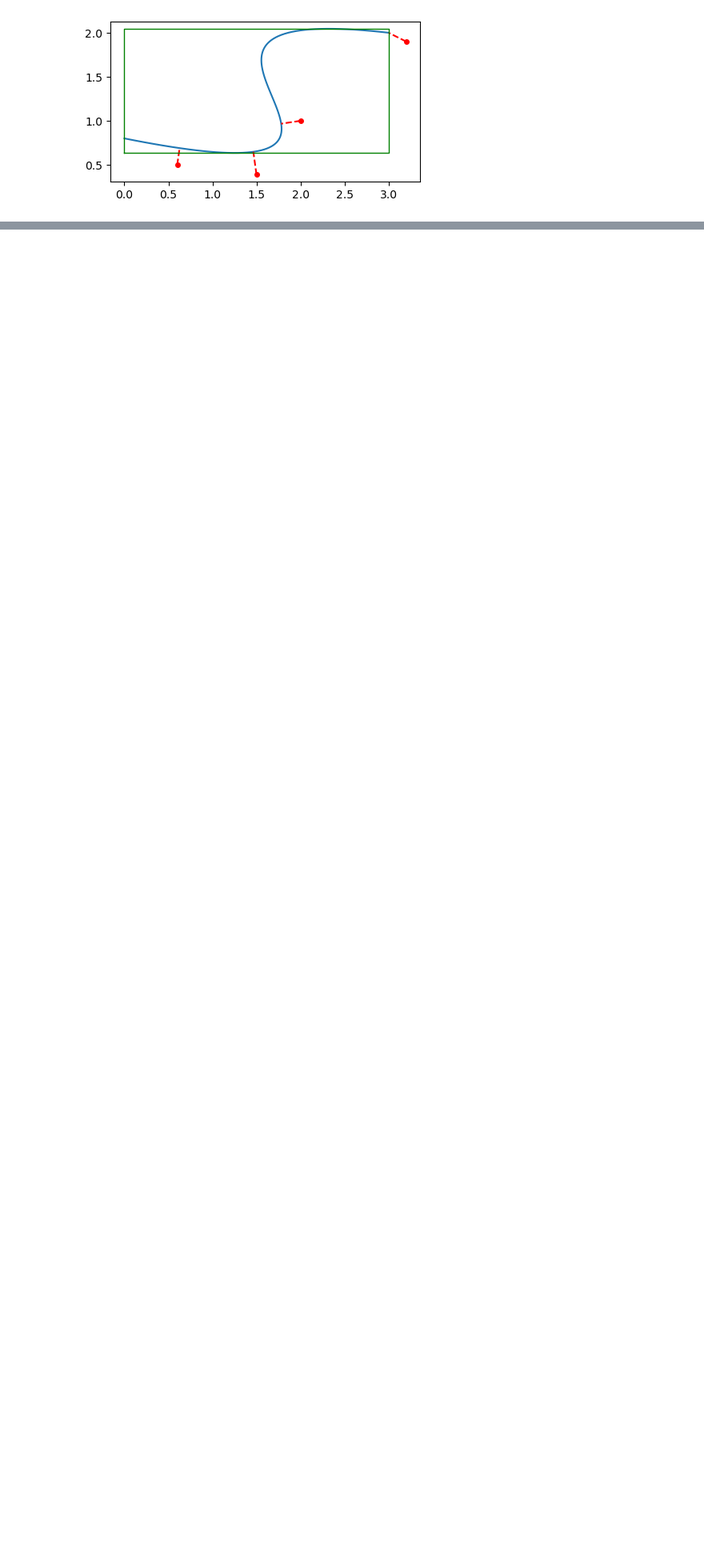
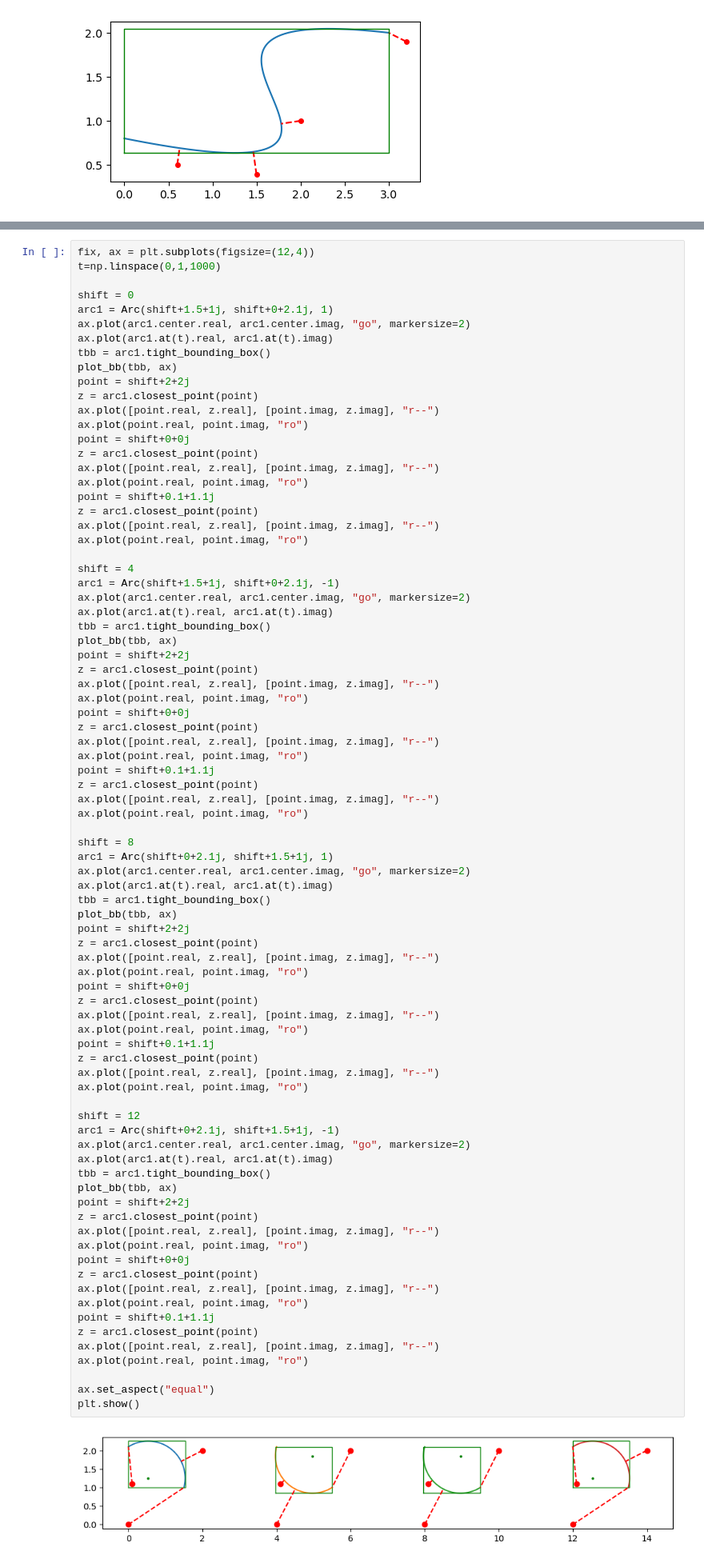
Before and after one commit to crossbow911/Matcha, a Jupyter notebook: Test_Cases.ipynb, the cells around one changed output, grey strips where cells are left out. Shown: that part at 80% size. Drawn from its saved outputs; the diff is of its cells as text; blank space fills up the shorter version.

```diff
--- a/Test_Cases.ipynb
+++ b/Test_Cases.ipynb
@@ -57,0 +95,84 @@ benchmark(Bezier([0+0j, -2-2.j, 2+2j, 3+3j]))
+# %%
+fix, ax = plt.subplots(figsize=(12,4))
+t=np.linspace(0,1,1000)
+
+shift = 0
+arc1 = Arc(shift+1.5+1j, shift+0+2.1j, 1)
+ax.plot(arc1.center.real, arc1.center.imag, "go", markersize=2)
+ax.plot(arc1.at(t).real, arc1.at(t).imag)
+tbb = arc1.tight_bounding_box()
+plot_bb(tbb, ax)
+point = shift+2+2j
+z = arc1.closest_point(point)
+ax.plot([point.real, z.real], [point.imag, z.imag], "r--")
+ax.plot(point.real, point.imag, "ro")
+point = shift+0+0j
+z = arc1.closest_point(point)
+ax.plot([point.real, z.real], [point.imag, z.imag], "r--")
+ax.plot(point.real, point.imag, "ro")
+point = shift+0.1+1.1j
+z = arc1.closest_point(point)
+ax.plot([point.real, z.real], [point.imag, z.imag], "r--")
+ax.plot(point.real, point.imag, "ro")
+
+shift = 4
+arc1 = Arc(shift+1.5+1j, shift+0+2.1j, -1)
+ax.plot(arc1.center.real, arc1.center.imag, "go", markersize=2)
+ax.plot(arc1.at(t).real, arc1.at(t).imag)
+tbb = arc1.tight_bounding_box()
+plot_bb(tbb, ax)
+point = shift+2+2j
+z = arc1.closest_point(point)
+ax.plot([point.real, z.real], [point.imag, z.imag], "r--")
+ax.plot(point.real, point.imag, "ro")
+point = shift+0+0j
+z = arc1.closest_point(point)
+ax.plot([point.real, z.real], [point.imag, z.imag], "r--")
+ax.plot(point.real, point.imag, "ro")
+point = shift+0.1+1.1j
+z = arc1.closest_point(point)
+ax.plot([point.real, z.real], [point.imag, z.imag], "r--")
+ax.plot(point.real, point.imag, "ro")
+
+shift = 8
+arc1 = Arc(shift+0+2.1j, shift+1.5+1j, 1)
+ax.plot(arc1.center.real, arc1.center.imag, "go", markersize=2)
+ax.plot(arc1.at(t).real, arc1.at(t).imag)
+tbb = arc1.tight_bounding_box()
+plot_bb(tbb, ax)
+point = shift+2+2j
+z = arc1.closest_point(point)
+ax.plot([point.real, z.real], [point.imag, z.imag], "r--")
+ax.plot(point.real, point.imag, "ro")
+point = shift+0+0j
+z = arc1.closest_point(point)
+ax.plot([point.real, z.real], [point.imag, z.imag], "r--")
+ax.plot(point.real, point.imag, "ro")
+point = shift+0.1+1.1j
+z = arc1.closest_point(point)
+ax.plot([point.real, z.real], [point.imag, z.imag], "r--")
+ax.plot(point.real, point.imag, "ro")
+
+shift = 12
+arc1 = Arc(shift+0+2.1j, shift+1.5+1j, -1)
+ax.plot(arc1.center.real, arc1.center.imag, "go", markersize=2)
+ax.plot(arc1.at(t).real, arc1.at(t).imag)
+tbb = arc1.tight_bounding_box()
+plot_bb(tbb, ax)
+point = shift+2+2j
+z = arc1.closest_point(point)
+ax.plot([point.real, z.real], [point.imag, z.imag], "r--")
+ax.plot(point.real, point.imag, "ro")
+point = shift+0+0j
+z = arc1.closest_point(point)
+ax.plot([point.real, z.real], [point.imag, z.imag], "r--")
+ax.plot(point.real, point.imag, "ro")
+point = shift+0.1+1.1j
+z = arc1.closest_point(point)
+ax.plot([point.real, z.real], [point.imag, z.imag], "r--")
+ax.plot(point.real, point.imag, "ro")
+
+ax.set_aspect("equal")
+plt.show()
+# %% [output]
+[figure, added]
```
Also changed, not shown: parts of 11 cells of this notebook, 1 other file.
